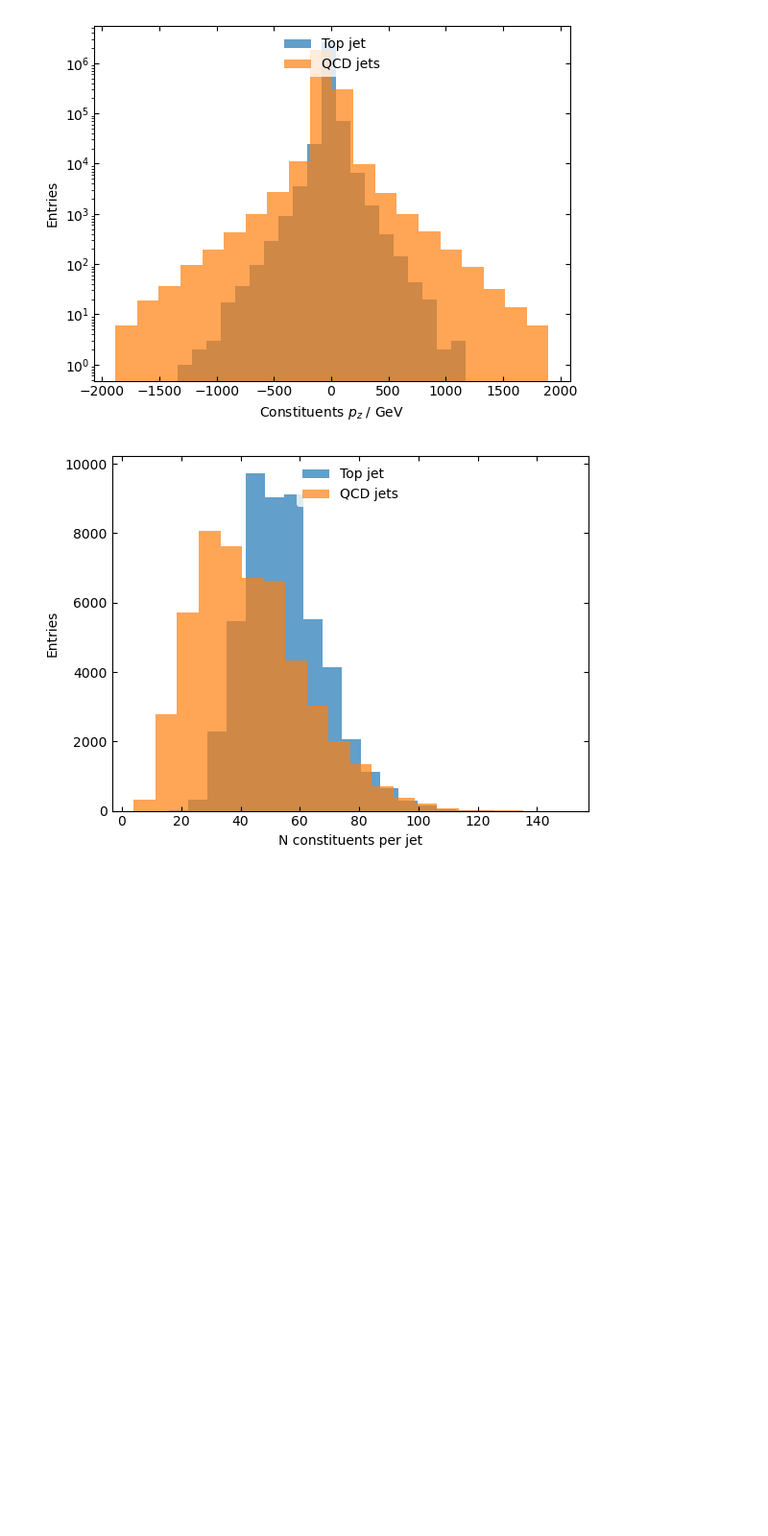
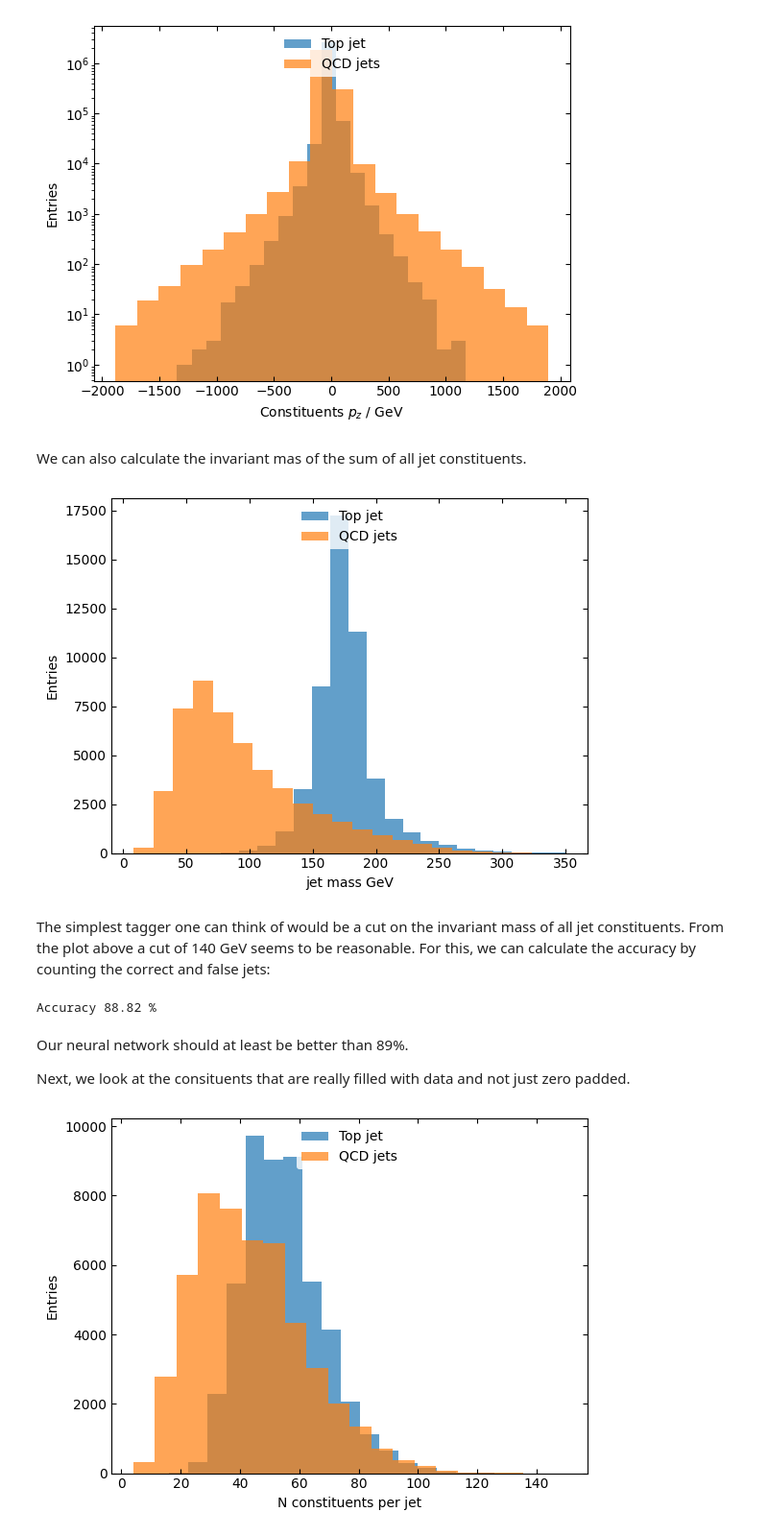
Before and after one commit to dkgithub/wiehl24, a Jupyter notebook: add_material/PyTorch_jet_flavor_classification_solution.ipynb, the cells around one changed output. Shown at 96% size. Saved outputs shown, nothing was run; the diff lists cells and outputs as text; code cells hidden in the pictures; blank space fills up the shorter version.

```diff
--- a/add_material/PyTorch_jet_flavor_classification_solution.ipynb
+++ b/add_material/PyTorch_jet_flavor_classification_solution.ipynb
@@ -458,6 +458,42 @@ hlp.plots.plot_hist(
 ).show()
 # %% [output]
 [figure]
+# %% [markdown]
+We can also calculate the invariant mas of the sum of all jet constituents.
+# %%
+# invariant mass of sum of jet constituents by type
+def calculateJetMass(c_vecs):
+  sum=c_vecs.sum(axis=1)
+  m2=sum[:,E]**2-sum[:,PX]**2-sum[:,PY]**2-sum[:,PZ]**2
+  return np.sqrt(m2)
+
+m_top=calculateJetMass(c_vectors[is_top])
+m_qcd=calculateJetMass(c_vectors[is_qcd])
+
+hlp.plots.plot_hist(
+    (m_top, m_qcd),
+    names=jet_names,
+    log=False,
+    xlabel="jet mass GeV",
+).show()
+# %% [output]
+[figure, added]
+# %% [markdown]
+The simplest tagger one can think of would be a cut on the invariant mass of all jet constituents. From the plot above a cut of 140 GeV seems to be reasonable. For this, we can calculate the accuracy by counting the correct and false jets:
+# %%
+all = len(m_qcd)+len(m_top)
+n_top_true  = np.sum(m_top>=140)
+n_top_false = np.sum(m_qcd>=140)
+n_qcd_true  = np.sum(m_qcd <140)
+n_qcd_false = np.sum(m_top <140)
+accuracy = (n_top_true+n_qcd_true)/all
+print(f'Accuracy {100*accuracy:.2f} %')
+# %% [output]
+Accuracy 88.82 %
+# %% [markdown]
+Our neural network should at least be better than 89%.
+
+Next, we look at the consituents that are really filled with data and not just zero padded.
 # %%
 # number of constituents per jet
 # remember, missing constituents are filled with zeros, so we take the energy value as a marker
```
Also changed, not shown: parts of 43 cells of this notebook.
